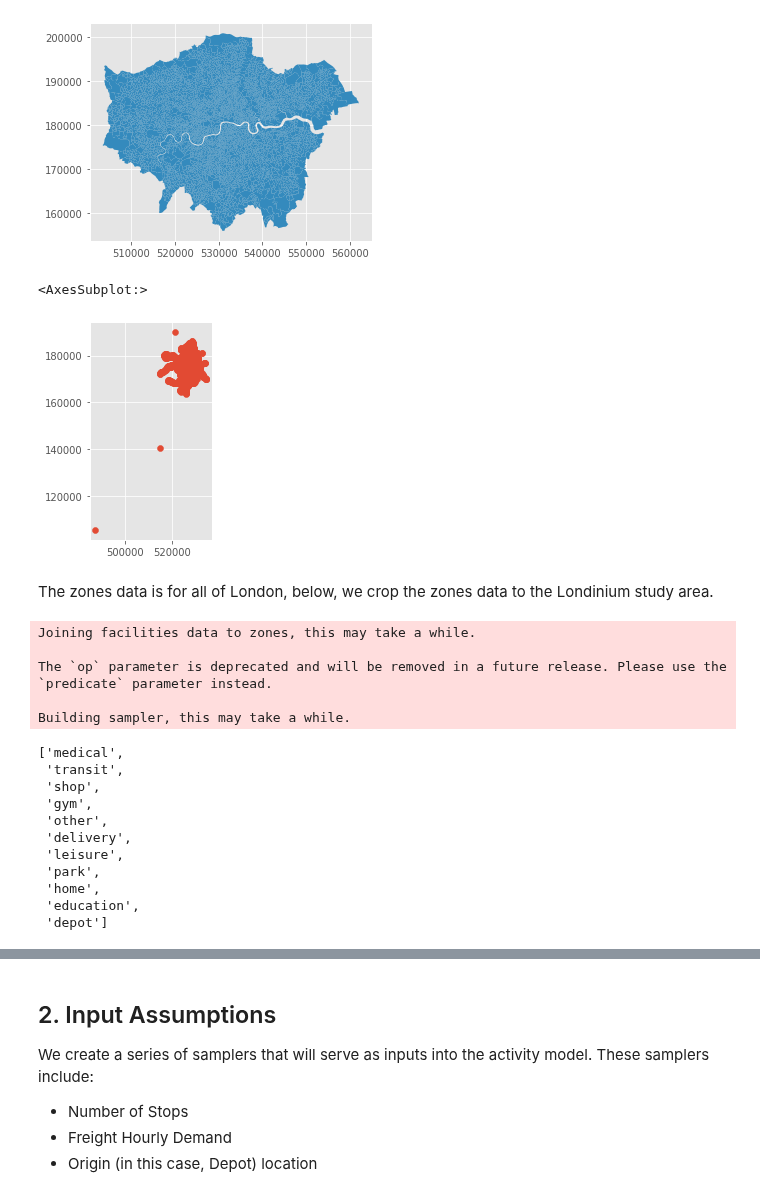
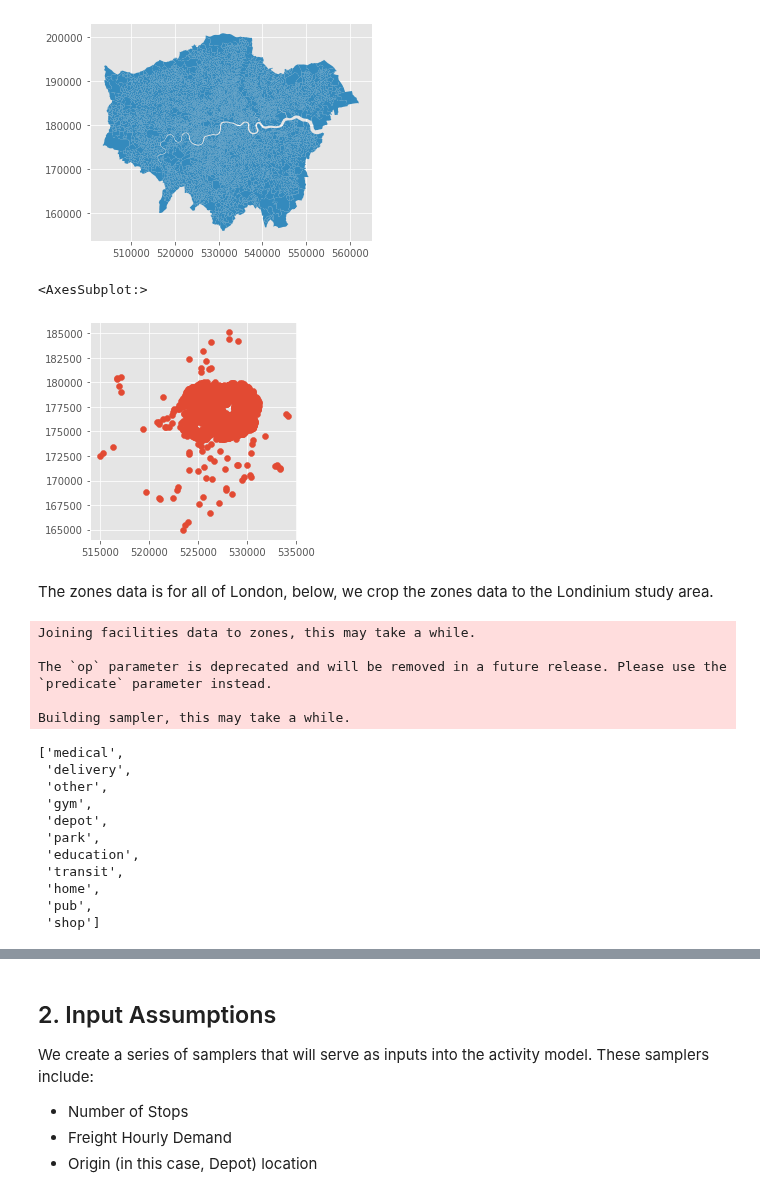
Before and after one commit to arup-group/pam, a Jupyter notebook: examples/17_sampling_tour_plans.ipynb, the cells around one changed output, grey strips where cells are left out. Saved outputs shown, nothing was run; the diff lists cells and outputs as text; code cells hidden in the pictures.

Commit message:
fix data location for londinium facilities

```diff
--- a/examples/17_sampling_tour_plans.ipynb
+++ b/examples/17_sampling_tour_plans.ipynb
@@ -43,17 +43,17 @@ plt.show()
 [figure]
 # %%
 # load facilities
-facilities = gp.read_file('./data/londinium_facilities_epsg_27700.geojson')
+facilities = gp.read_file('./data/londinium_facilities_sample.geojson')
 facilities.set_crs('EPSG:27700', allow_override=True, inplace=True)
 
 # dummy create depots and deliveries
 facilities['activity'] = np.where(facilities['activity']=='work', 'depot', facilities['activity'])
-facilities['activity'] = np.where(facilities['activity']=='pub', 'delivery', facilities['activity'])
+facilities['activity'] = np.where(facilities['activity']=='leisure', 'delivery', facilities['activity'])
 
 facilities.plot()
 # %% [output]
 <AxesSubplot:>
-[figure, old version]
+[figure, new version]
 # %% [markdown]
 The zones data is for all of London, below, we crop the zones data to the Londinium study area.
 # %%
@@ -80,16 +80,16 @@ The `op` parameter is deprecated and will be removed in a future release. Please
 
 Building sampler, this may take a while.
 ['medical',
+ 'delivery',
+ 'other',
+ 'gym',
+ 'depot',
+ 'park',
+ 'education',
  'transit',
- 'shop',
- 'gym',
- 'other',
- 'delivery',
- 'leisure',
- 'park',
  'home',
- 'education',
- 'depot']
+ 'pub',
+ 'shop']
 # %%
 # Create a facility zone dataset to be used in samplers
 facility_zone = gp.sjoin(facilities, zones, how='inner', predicate='intersects')
```
Also changed, not shown: parts of 10 cells of this notebook.
